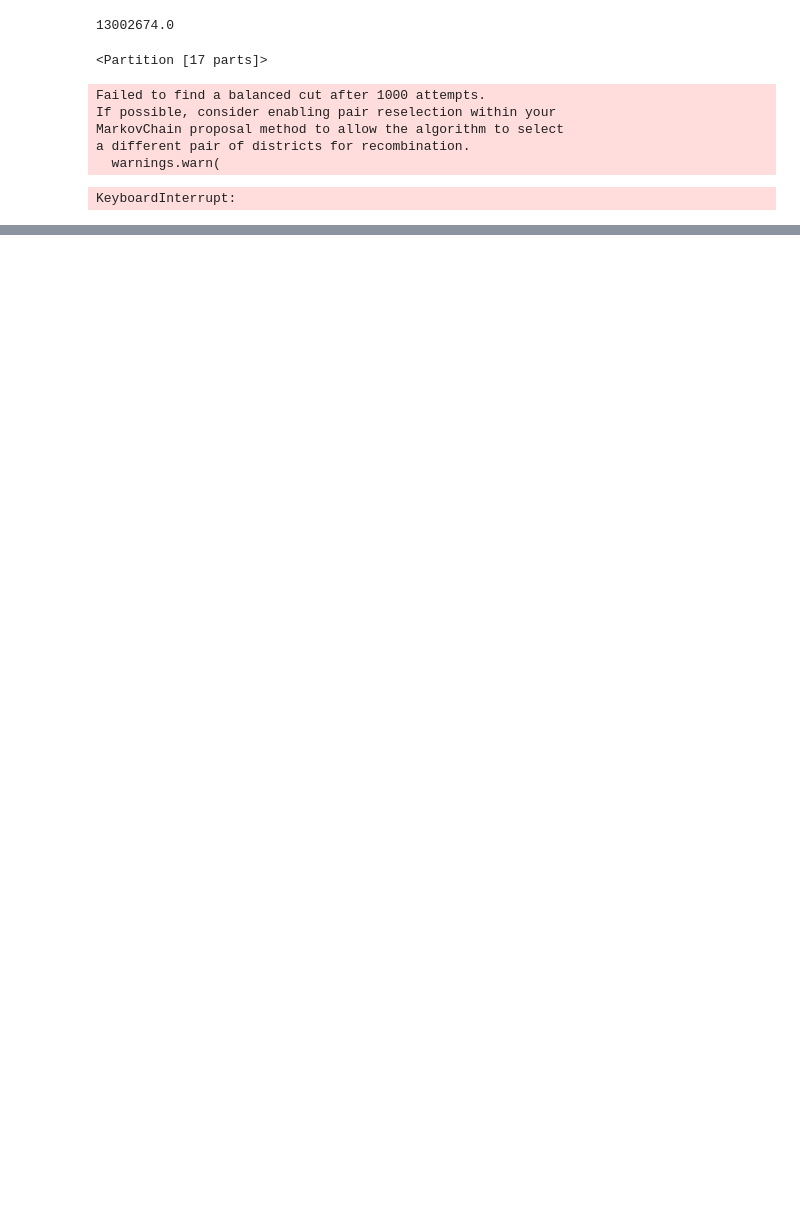
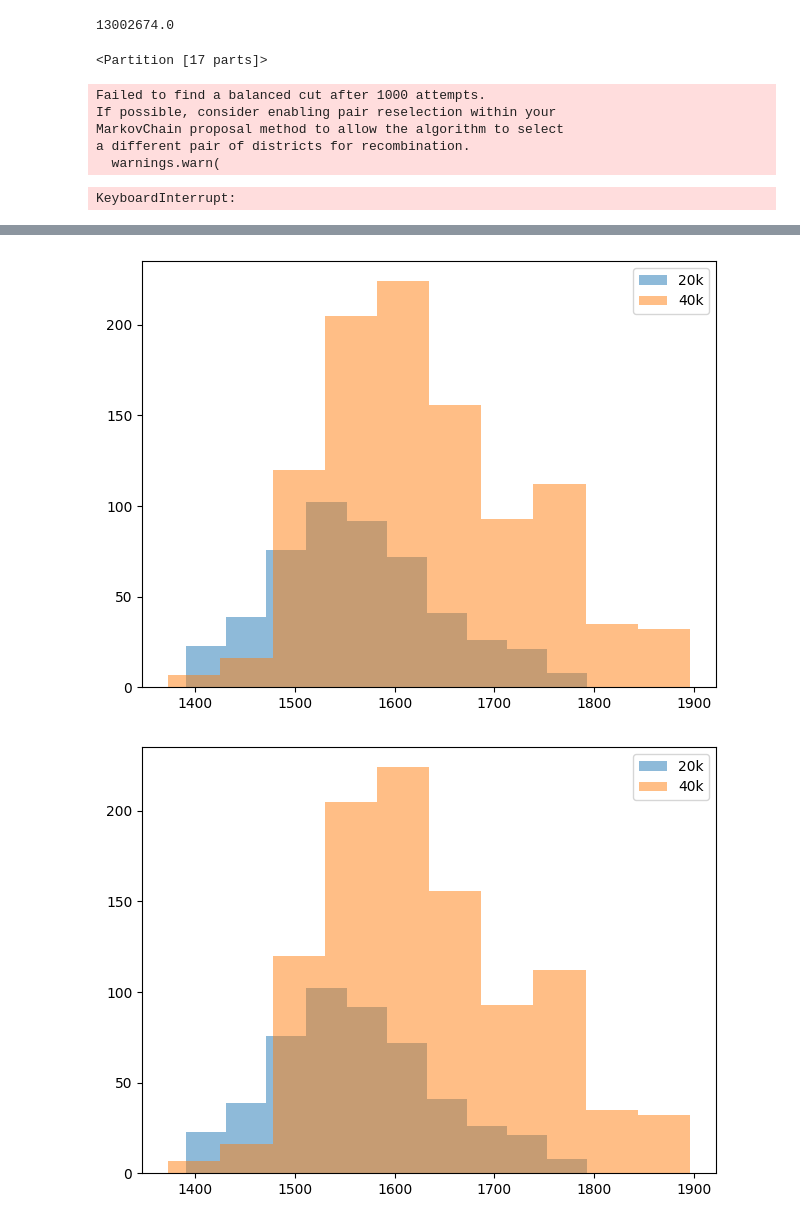
Before and after one commit to VivianBelle17/AIR_FINAL, a Jupyter notebook: PA_analysis.ipynb, the cells around one changed output, grey strips where cells are left out. Drawn from its saved outputs; the diff is of its cells as text; code cells hidden in the pictures; blank space fills up the shorter version.

```diff
--- a/PA_analysis.ipynb
+++ b/PA_analysis.ipynb
@@ -432,0 +454,14 @@ results_40 = chain_results(random_walk_40, election_names)
+# %%
+
+for election in election_names:
+
+    plt.hist(results_20[election]["cut_edges"], alpha=0.5, label="20k")
+    plt.hist(results_40[election]["cut_edges"], alpha=0.5, label="40k")
+
+    plt.legend()
+
+    plt.tight_layout()
+    plt.show()
+# %% [output]
+[figure, added]
+[figure, added]
```
Also changed, not shown: parts of 11 cells of this notebook.
